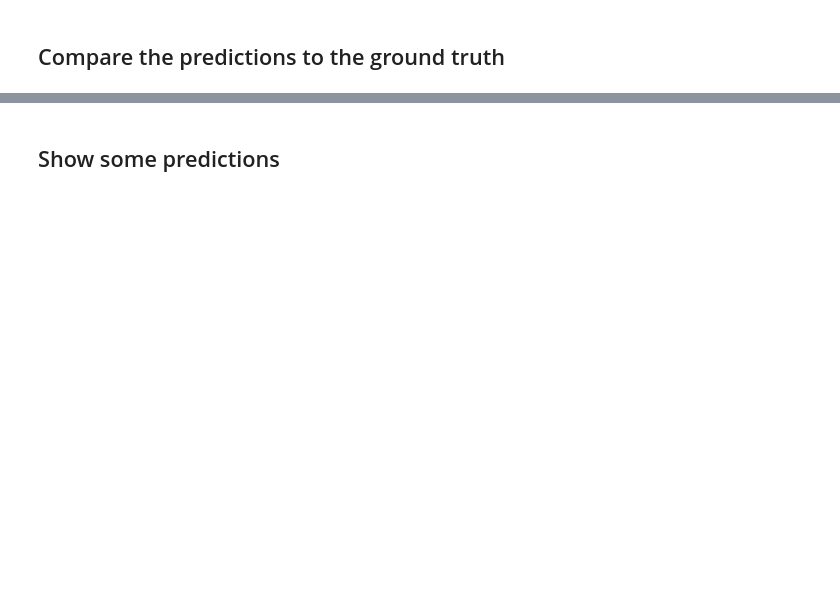
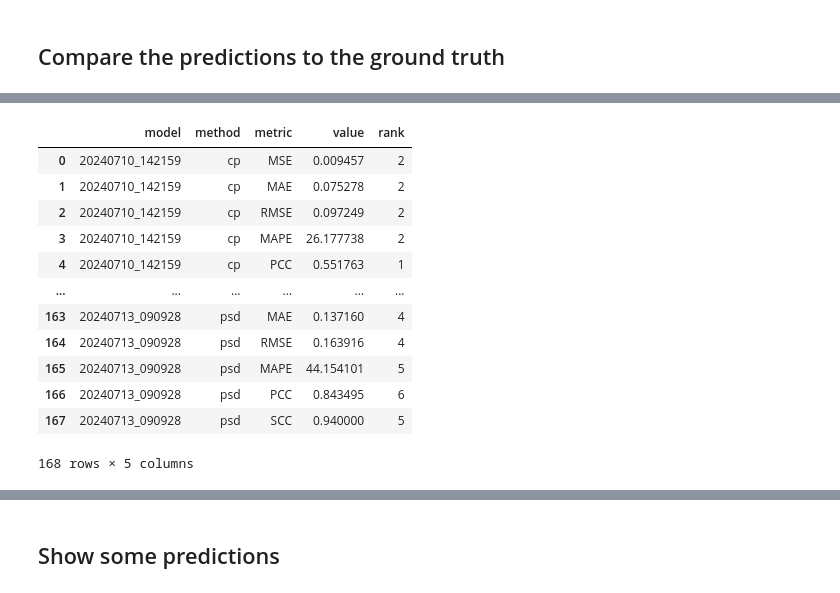
Before and after one commit to pzierahn/respiration, a Jupyter notebook: notebooks/03-Analysis/face_transfomer.ipynb, the cells around one changed output, grey strips where cells are left out. Drawn from its saved outputs; the diff is of its cells as text; code cells hidden in the pictures; blank space fills up the shorter version.

```diff
--- a/notebooks/03-Analysis/face_transfomer.ipynb
+++ b/notebooks/03-Analysis/face_transfomer.ipynb
@@ -91,0 +73,17 @@ average_ranks
+# %%
+model_ranks = experiment_analysis.rank_models()
+model_ranks
+# %% [output]
+|  | model | method | metric | value | rank |
+| 0 | 20240710_142159 | cp | MSE | 0.009457 | 2 |
+| 1 | 20240710_142159 | cp | MAE | 0.075278 | 2 |
+| 2 | 20240710_142159 | cp | RMSE | 0.097249 | 2 |
+| 3 | 20240710_142159 | cp | MAPE | 26.177738 | 2 |
+| 4 | 20240710_142159 | cp | PCC | 0.551763 | 1 |
+| ... | ... | ... | ... | ... | ... |
+| 163 | 20240713_090928 | psd | MAE | 0.137160 | 4 |
+| 164 | 20240713_090928 | psd | RMSE | 0.163916 | 4 |
+| 165 | 20240713_090928 | psd | MAPE | 44.154101 | 5 |
+| 166 | 20240713_090928 | psd | PCC | 0.843495 | 6 |
+| 167 | 20240713_090928 | psd | SCC | 0.940000 | 5 |
+168 rows × 5 columns
```
Also changed, not shown: parts of 15 cells of this notebook.
